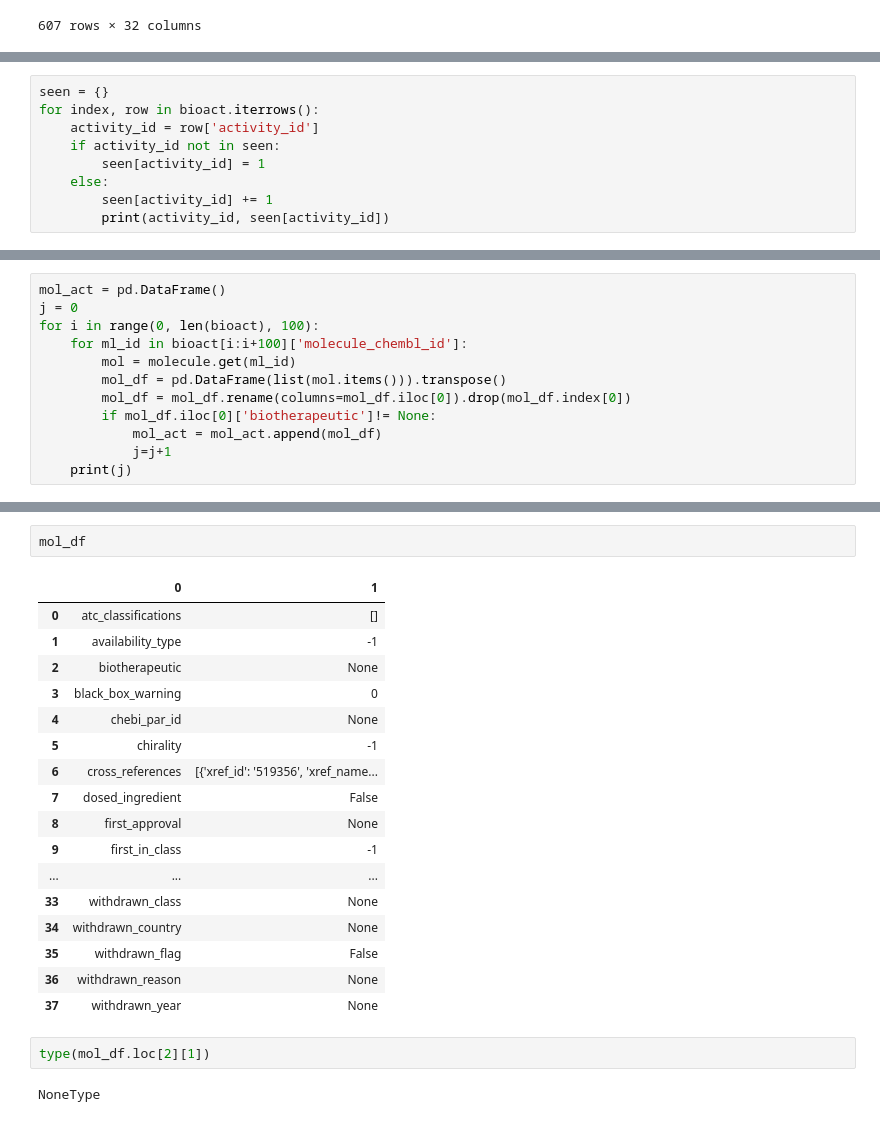
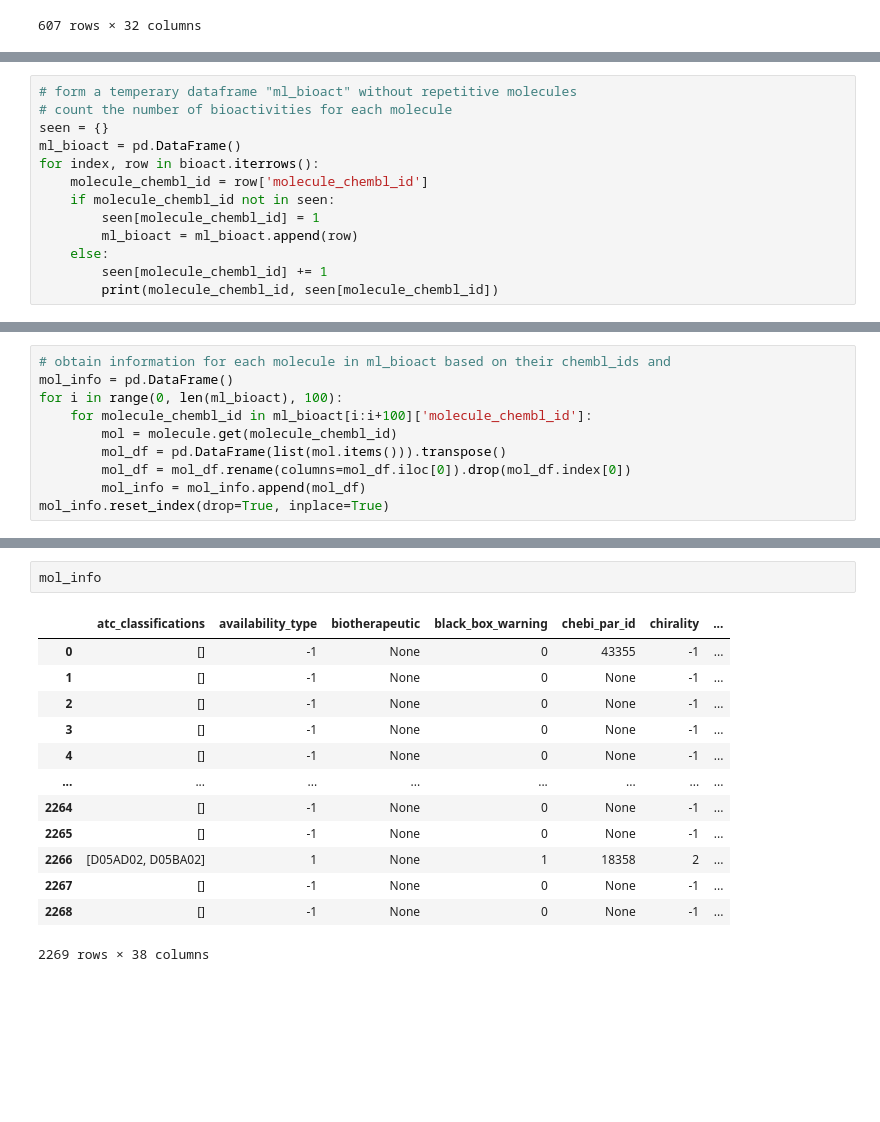
Before and after one commit to Cargill-Capstone2021/ADME-modeling-for-Cargill, a Jupyter notebook: docs/data_extraction_and_preparation.ipynb, the cells around one changed output, grey strips where cells are left out. Drawn from its saved outputs; the diff is of its cells as text; blank space fills up the shorter version.

```diff
--- a/docs/data_extraction_and_preparation.ipynb
+++ b/docs/data_extraction_and_preparation.ipynb
@@ -89,12 +57,3 @@ for chembl_id in assay_A['ChEMBL ID']:
     records = new_client.activity.filter(assay_chembl_id=chembl_id)
     records_df = pd.DataFrame(list(records.all()))
     bioact = bioact.append(records_df)
-# %%
-seen = {}
-for index, row in bioact.iterrows():
-    activity_id = row['activity_id']
-    if activity_id not in seen:
-        seen[activity_id] = 1
-    else:
-        seen[activity_id] += 1
-        print(activity_id, seen[activity_id])
@@ -152,0 +78,13 @@ Name: molecule_chembl_id, Length: 3134, dtype: object
+# %%
+# form a temperary dataframe "ml_bioact" without repetitive molecules
+# count the number of bioactivities for each molecule
+seen = {}
+ml_bioact = pd.DataFrame()
+for index, row in bioact.iterrows():
+    molecule_chembl_id = row['molecule_chembl_id']
+    if molecule_chembl_id not in seen:
+        seen[molecule_chembl_id] = 1
+        ml_bioact = ml_bioact.append(row)
+    else:
+        seen[molecule_chembl_id] += 1
+        print(molecule_chembl_id, seen[molecule_chembl_id])
@@ -153,12 +114,10 @@ Name: molecule_chembl_id, Length: 3134, dtype: object
 # %%
-mol_act = pd.DataFrame()
-j = 0
-for i in range(0, len(bioact), 100):
-    for ml_id in bioact[i:i+100]['molecule_chembl_id']:
-        mol = molecule.get(ml_id)
+# obtain information for each molecule in ml_bioact based on their chembl_ids and
+mol_info = pd.DataFrame()
+for i in range(0, len(ml_bioact), 100):
+    for molecule_chembl_id in ml_bioact[i:i+100]['molecule_chembl_id']:
+        mol = molecule.get(molecule_chembl_id)
         mol_df = pd.DataFrame(list(mol.items())).transpose()
         mol_df = mol_df.rename(columns=mol_df.iloc[0]).drop(mol_df.index[0])
-        if mol_df.iloc[0]['biotherapeutic']!= None:
-            mol_act = mol_act.append(mol_df)
-            j=j+1
-    print(j)
+        mol_info = mol_info.append(mol_df)
+mol_info.reset_index(drop=True, inplace=True)
@@ -261,24 +124,16 @@ list(mol.items())
-# %%
-mol_df
-# %% [output]
-|  | 0 | 1 |
-| 0 | atc_classifications | [] |
-| 1 | availability_type | -1 |
-| 2 | biotherapeutic | None |
-| 3 | black_box_warning | 0 |
-| 4 | chebi_par_id | None |
-| 5 | chirality | -1 |
-| 6 | cross_references | [{'xref_id': '519356', 'xref_name... |
-| 7 | dosed_ingredient | False |
-| 8 | first_approval | None |
-| 9 | first_in_class | -1 |
-| ... | ... | ... |
-| 33 | withdrawn_class | None |
-| 34 | withdrawn_country | None |
-| 35 | withdrawn_flag | False |
-| 36 | withdrawn_reason | None |
-| 37 | withdrawn_year | None |
-# %%
-type(mol_df.loc[2][1])
-# %% [output]
-NoneType
+# %%
+mol_info
+# %% [output]
+|  | atc_classifications | availability_type | biotherapeutic | black_box_warning | chebi_par_id | chirality | ... |
+| 0 | [] | -1 | None | 0 | 43355 | -1 | ... |
+| 1 | [] | -1 | None | 0 | None | -1 | ... |
+| 2 | [] | -1 | None | 0 | None | -1 | ... |
+| 3 | [] | -1 | None | 0 | None | -1 | ... |
+| 4 | [] | -1 | None | 0 | None | -1 | ... |
+| ... | ... | ... | ... | ... | ... | ... | ... |
+| 2264 | [] | -1 | None | 0 | None | -1 | ... |
+| 2265 | [] | -1 | None | 0 | None | -1 | ... |
+| 2266 | [D05AD02, D05BA02] | 1 | None | 1 | 18358 | 2 | ... |
+| 2267 | [] | -1 | None | 0 | None | -1 | ... |
+| 2268 | [] | -1 | None | 0 | None | -1 | ... |
+2269 rows × 38 columns
```
Also changed, not shown: parts of 29 cells of this notebook.
